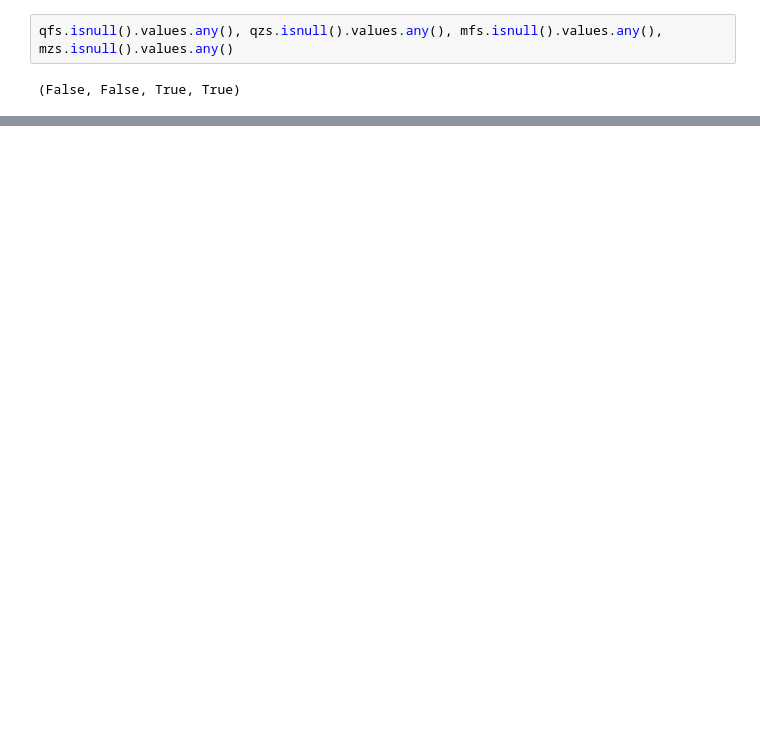
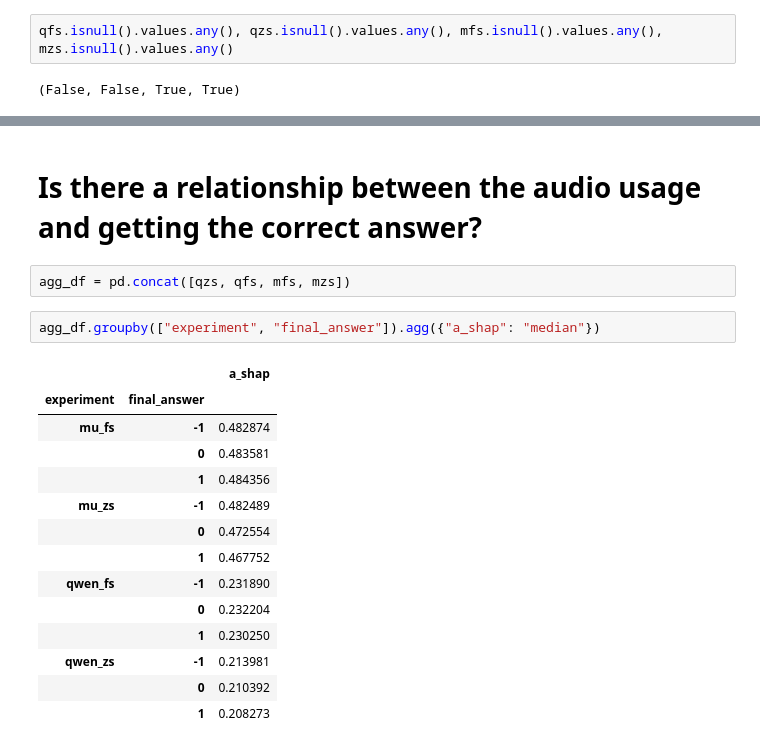
Before and after one commit to giovana-morais/2025_investigating_mmshap, a Jupyter notebook: notebooks/1_quantitative_analysis.ipynb, the cells around one changed output, grey strips where cells are left out. Saved outputs shown, nothing was run; the diff lists cells and outputs as text; blank space fills up the shorter version.

```diff
--- a/notebooks/1_quantitative_analysis.ipynb
+++ b/notebooks/1_quantitative_analysis.ipynb
@@ -47,0 +222,21 @@ qfs[["a_shap"]].max(), qzs[["a_shap"]].max(), mfs[["a_shap"]].max(), mzs[["a_sha
+# %% [markdown]
+# Is there a relationship between the audio usage and getting the correct answer?
+# %%
+agg_df = pd.concat([qzs, qfs, mfs, mzs])
+# %%
+agg_df.groupby(["experiment", "final_answer"]).agg({"a_shap": "median"})
+# %% [output]
+|  |  | a_shap |
+| experiment | final_answer |  |
+| mu_fs | -1 | 0.482874 |
+|  | 0 | 0.483581 |
+|  | 1 | 0.484356 |
+| mu_zs | -1 | 0.482489 |
+|  | 0 | 0.472554 |
+|  | 1 | 0.467752 |
+| qwen_fs | -1 | 0.231890 |
+|  | 0 | 0.232204 |
+|  | 1 | 0.230250 |
+| qwen_zs | -1 | 0.213981 |
+|  | 0 | 0.210392 |
+|  | 1 | 0.208273 |
```
Also changed, not shown: parts of 24 cells of this notebook, 1 other file.
